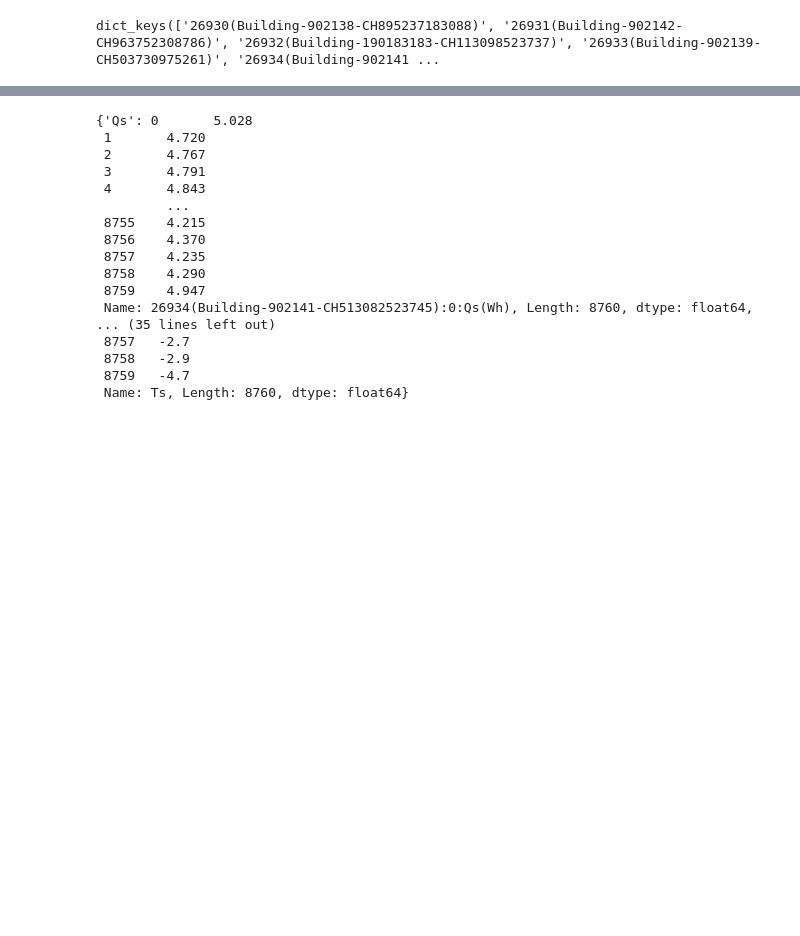
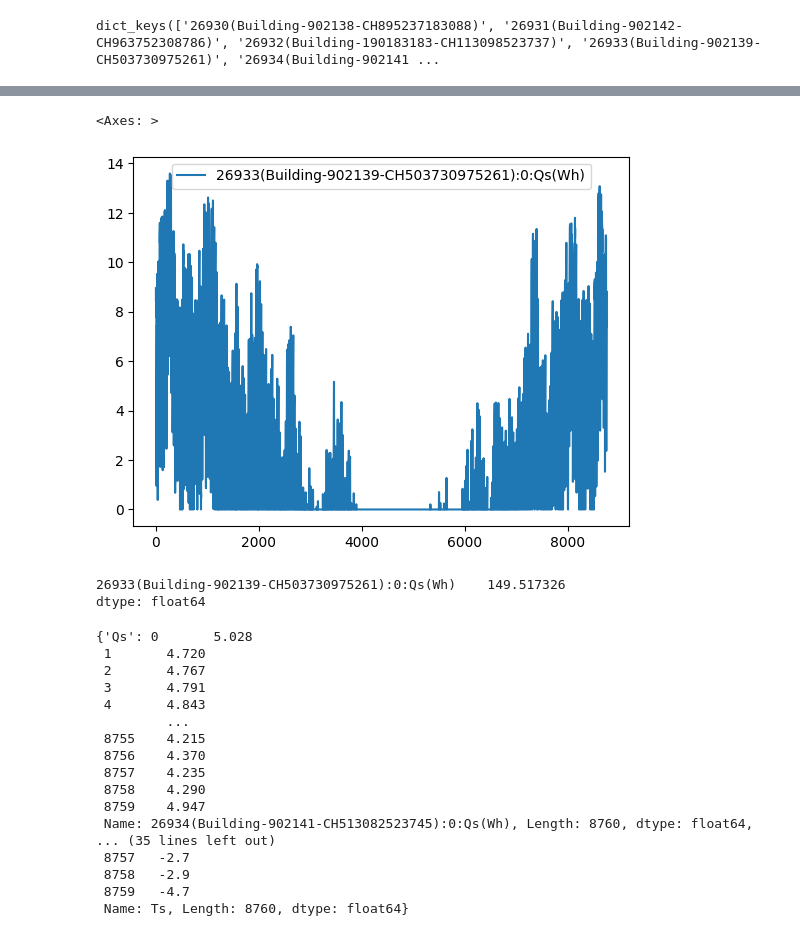
Before and after one commit to alefunxo/BASOPRA_OpenBEERS, a Jupyter notebook: Core/heat_pump_sizing.ipynb, the cells around one changed output, grey strips where cells are left out. Drawn from its saved outputs; the diff is of its cells as text; code cells hidden in the pictures; blank space fills up the shorter version.

```diff
--- a/Core/heat_pump_sizing.ipynb
+++ b/Core/heat_pump_sizing.ipynb
@@ -45,3 +355,16 @@ building='26934(Building-902141-CH513082523745)'
+# %%
+building='26933(Building-902139-CH503730975261)'
+df=pd.DataFrame(test_dict[building]['Qs'])
+# %%
+df.plot()
+# %% [output]
+<Axes: >
+[figure, added]
+# %%
+df.sum()/148.56
+# %% [output]
+26933(Building-902139-CH503730975261):0:Qs(Wh)    149.517326
+dtype: float64
 # %%
 test_dict[building]
 # %% [output]
```
Also changed, not shown: parts of 29 cells of this notebook, 2 other files.
